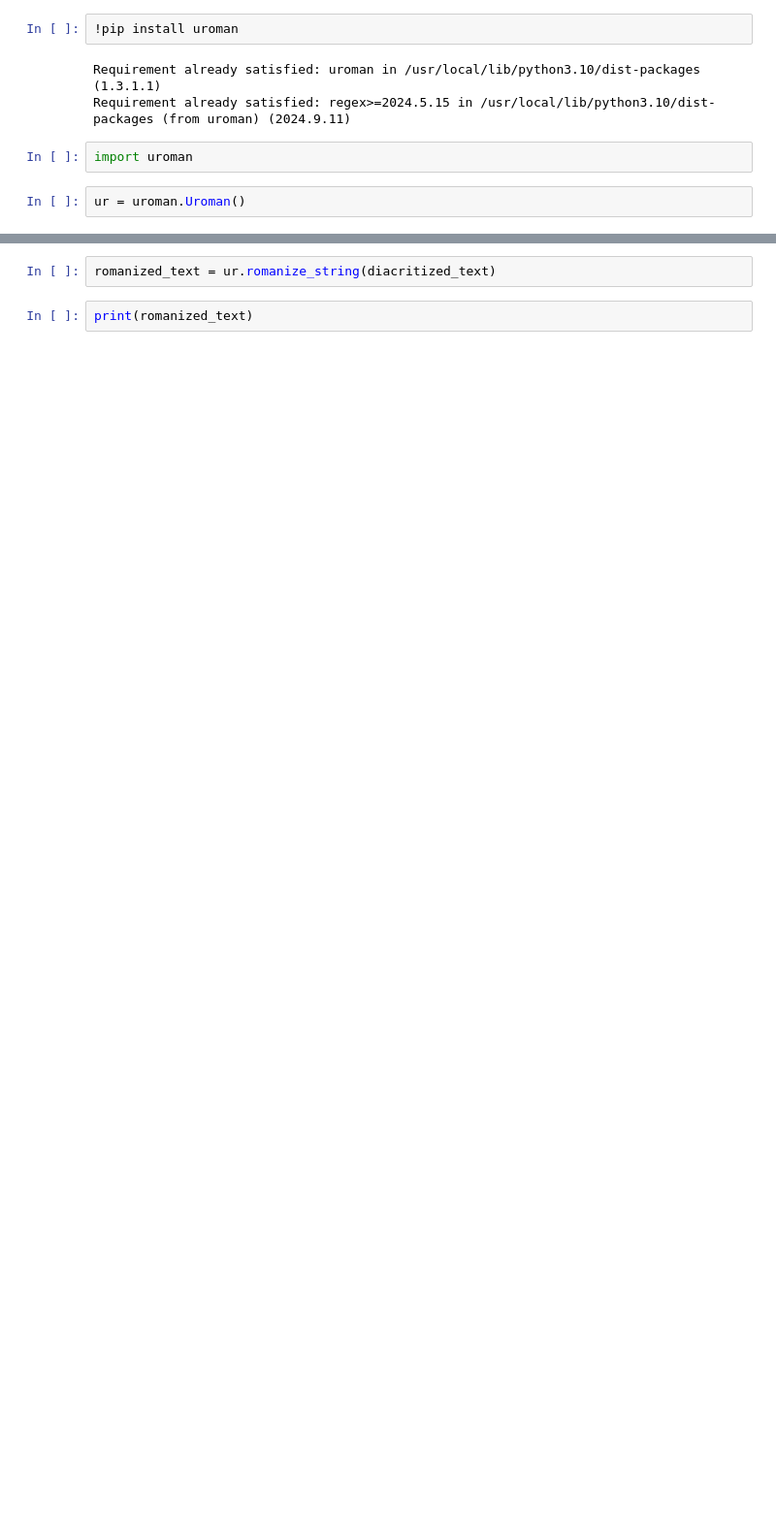
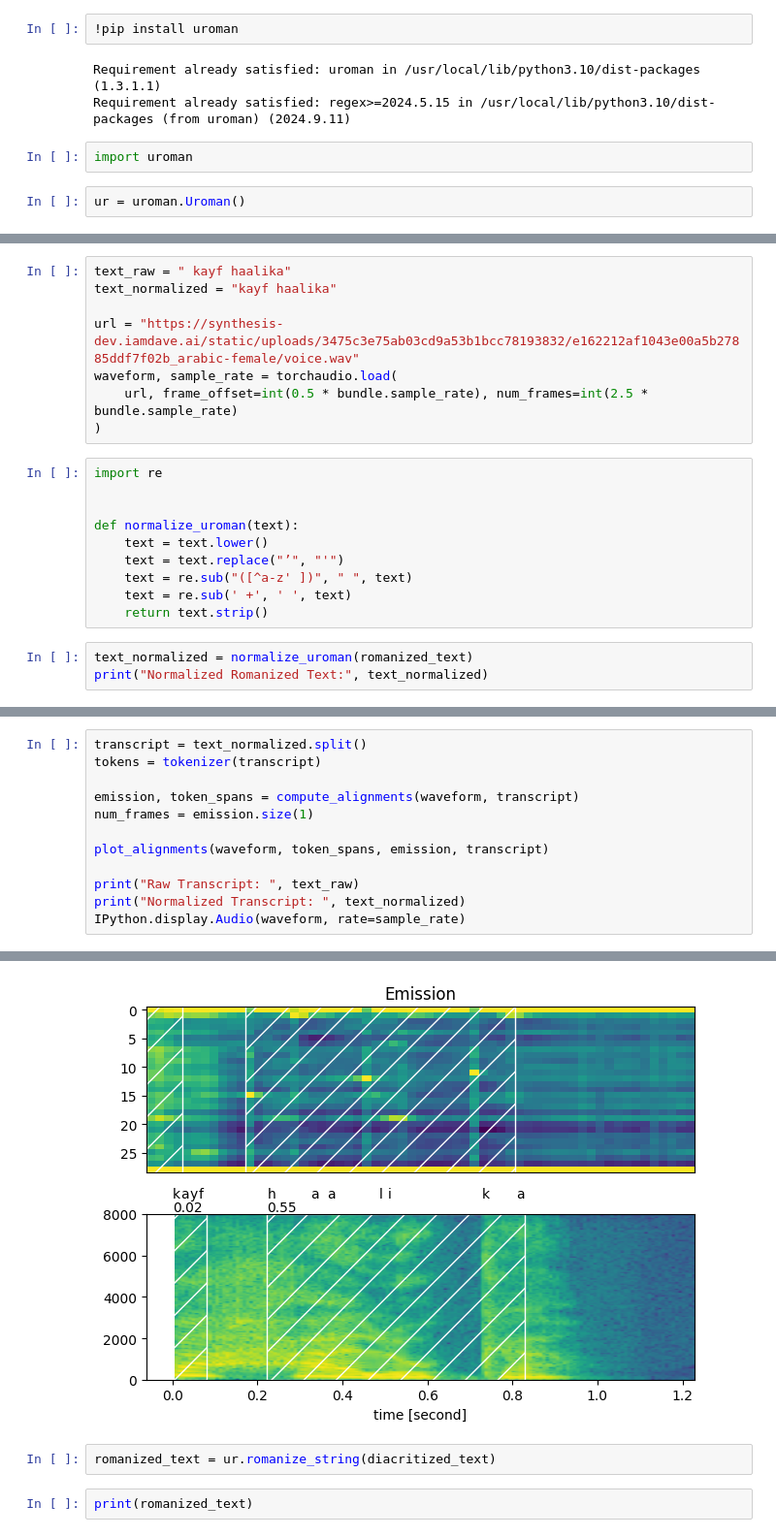
Before and after one commit to Abhilitcode/DaveAI_Internship, a Jupyter notebook: main/_downloads/454ce4c8debdfeda1ab0ab945c52976d/forced_alignment_for_multilingual_data_tutorial.ipynb, the cells around one changed output, grey strips where cells are left out. Shown at 97% size. Drawn from its saved outputs; the diff is of its cells as text; blank space fills up the shorter version.

```diff
--- a/main/_downloads/454ce4c8debdfeda1ab0ab945c52976d/forced_alignment_for_multilingual_data_tutorial.ipynb
+++ b/main/_downloads/454ce4c8debdfeda1ab0ab945c52976d/forced_alignment_for_multilingual_data_tutorial.ipynb
@@ -444,0 +433,21 @@ print(diacritized_text)
+# %%
+text_raw = " kayf haalika"
+text_normalized = "kayf haalika"
+
+url = "https://synthesis-dev.iamdave.ai/static/uploads/3475c3e75ab03cd9a53b1bcc78193832/e162212af1043e00a5b27885ddf7f02b_arabic-female/voice.wav"
+waveform, sample_rate = torchaudio.load(
+    url, frame_offset=int(0.5 * bundle.sample_rate), num_frames=int(2.5 * bundle.sample_rate)
+)
+# %%
+import re
+
+
+def normalize_uroman(text):
+    text = text.lower()
+    text = text.replace("’", "'")
+    text = re.sub("([^a-z' ])", " ", text)
+    text = re.sub(' +', ' ', text)
+    return text.strip()
+# %%
+text_normalized = normalize_uroman(romanized_text)
+print("Normalized Romanized Text:", text_normalized)
@@ -444,0 +456,13 @@ print(diacritized_text)
+# %%
+transcript = text_normalized.split()
+tokens = tokenizer(transcript)
+
+emission, token_spans = compute_alignments(waveform, transcript)
+num_frames = emission.size(1)
+
+plot_alignments(waveform, token_spans, emission, transcript)
+
+print("Raw Transcript: ", text_raw)
+print("Normalized Transcript: ", text_normalized)
+IPython.display.Audio(waveform, rate=sample_rate)
+# %% [output]
@@ -445,3 +472,4 @@ print(diacritized_text)
+[figure, added]
 # %%
 romanized_text = ur.romanize_string(diacritized_text)
 # %%
```
Also changed, not shown: parts of 15 cells of this notebook.
